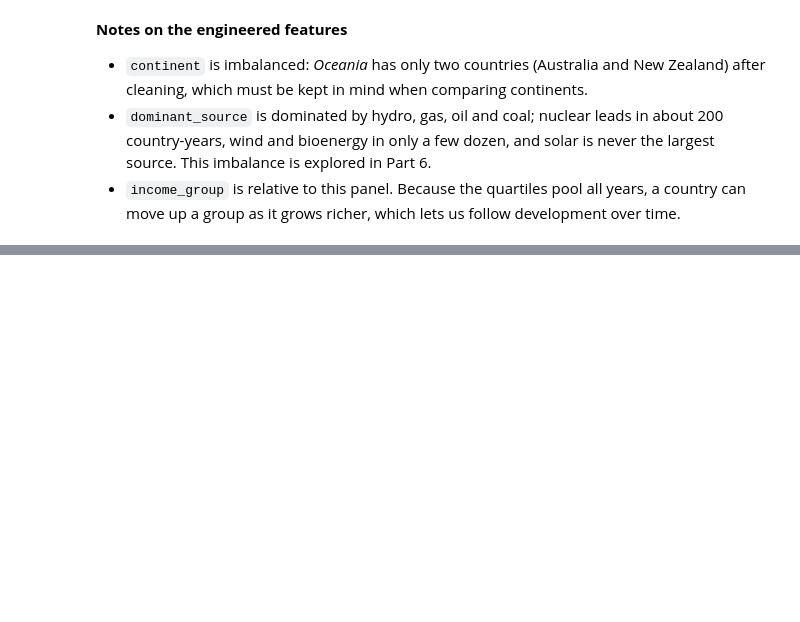
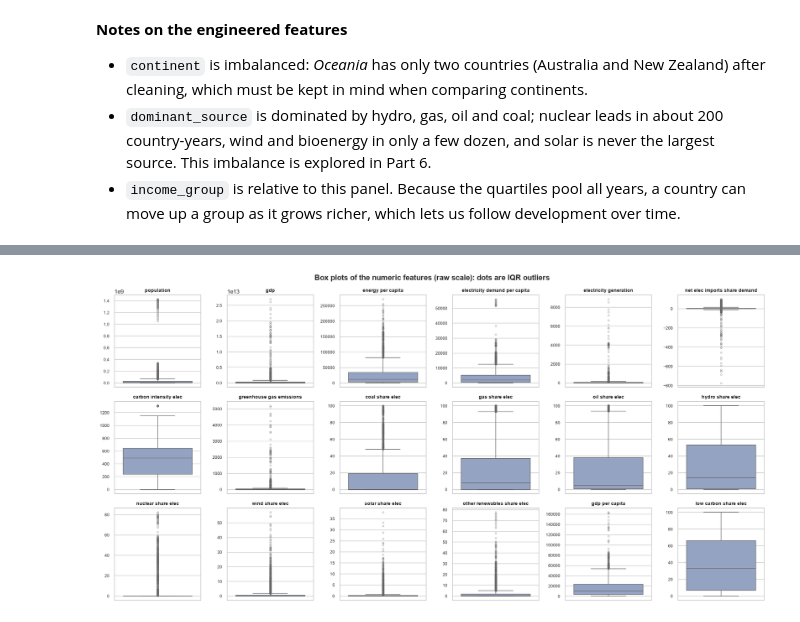
Before and after one commit to Md-Fahad2000/data_exploration_and_preparation_ca1, a Jupyter notebook: Energy_Transition_DEP.ipynb, the cells around one changed output, grey strips where cells are left out. Cells and saved outputs as stored; diff of their text form; code cells hidden in the pictures; blank space fills up the shorter version.

```diff
--- a/Energy_Transition_DEP.ipynb
+++ b/Energy_Transition_DEP.ipynb
@@ -1037,0 +1054,24 @@ Working dataset: 3,790 rows x 24 columns
+# %%
+ALL_NUM = NUM_COLS + ENG_NUM_COLS        # 16 original + 2 engineered numeric features
+
+
+def iqr_outliers(s):
+    # Boolean mask of values outside Tukey's fences
+    q1, q3 = s.quantile([0.25, 0.75])
+    iqr = q3 - q1
+    return (s < q1 - 1.5 * iqr) | (s > q3 + 1.5 * iqr)
+
+
+def z_outliers(s, threshold=3):
+    # Boolean mask of values more than `threshold` standard deviations from the mean
+    return ((s - s.mean()) / s.std()).abs() > threshold
+
+
+outlier_table = pd.DataFrame({
+    "IQR outliers": {c: iqr_outliers(df[c]).sum() for c in ALL_NUM},
+    "z-score outliers": {c: z_outliers(df[c]).sum() for c in ALL_NUM},
+    "% zeros": {c: round((df[c] == 0).mean() * 100, 1) for c in ALL_NUM},
+    "skewness": {c: round(df[c].skew(), 2) for c in ALL_NUM},
+})
+outlier_table["IQR %"] = (outlier_table["IQR outliers"] / len(df) * 100).round(1)
+outlier_table.sort_values("IQR outliers", ascending=False)
@@ -1037,0 +1096,13 @@ Working dataset: 3,790 rows x 24 columns
+# %%
+# Box plot of every numeric feature on its own scale
+fig, axes = plt.subplots(3, 6, figsize=(18, 9))
+for ax, col in zip(axes.ravel(), ALL_NUM):
+    sns.boxplot(y=df[col], ax=ax, color="#8DA0CB", flierprops={"marker": ".", "alpha": 0.4})
+    ax.set_title(col.replace("_", " "), fontsize=9)
+    ax.set_ylabel(""); ax.tick_params(labelsize=8)
+fig.suptitle("Box plots of the numeric features (raw scale): dots are IQR outliers", fontweight="bold")
+fig.tight_layout()
+save_fig(fig, "fig04_boxplots_raw")
+plt.show()
+# %% [output]
+[figure, added]
```
Also changed, not shown: parts of 20 cells of this notebook, 4 other files.
